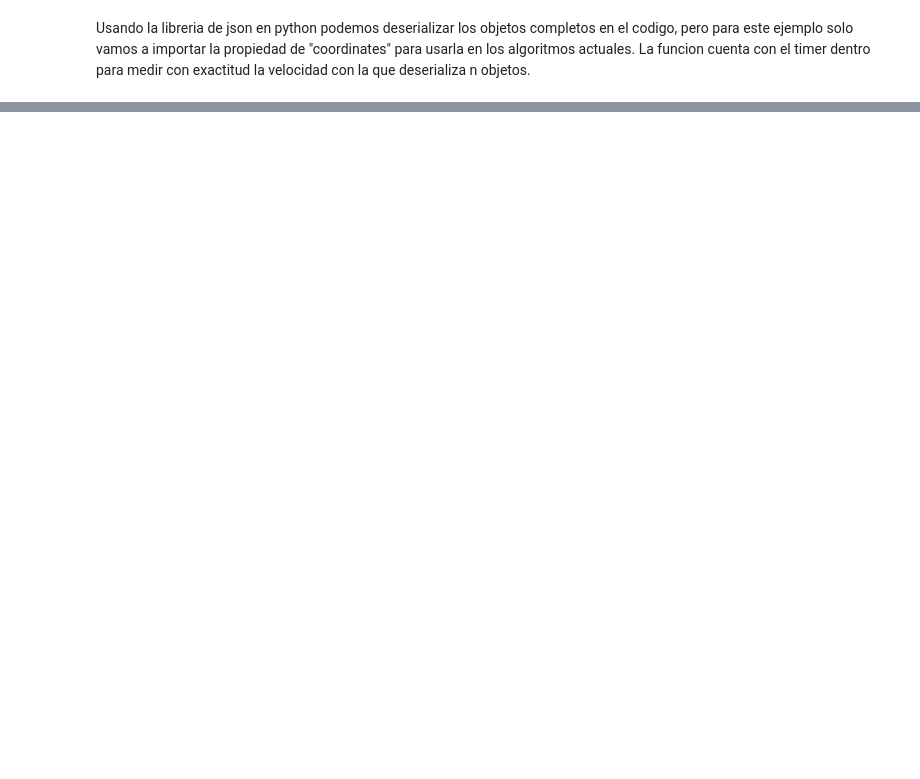
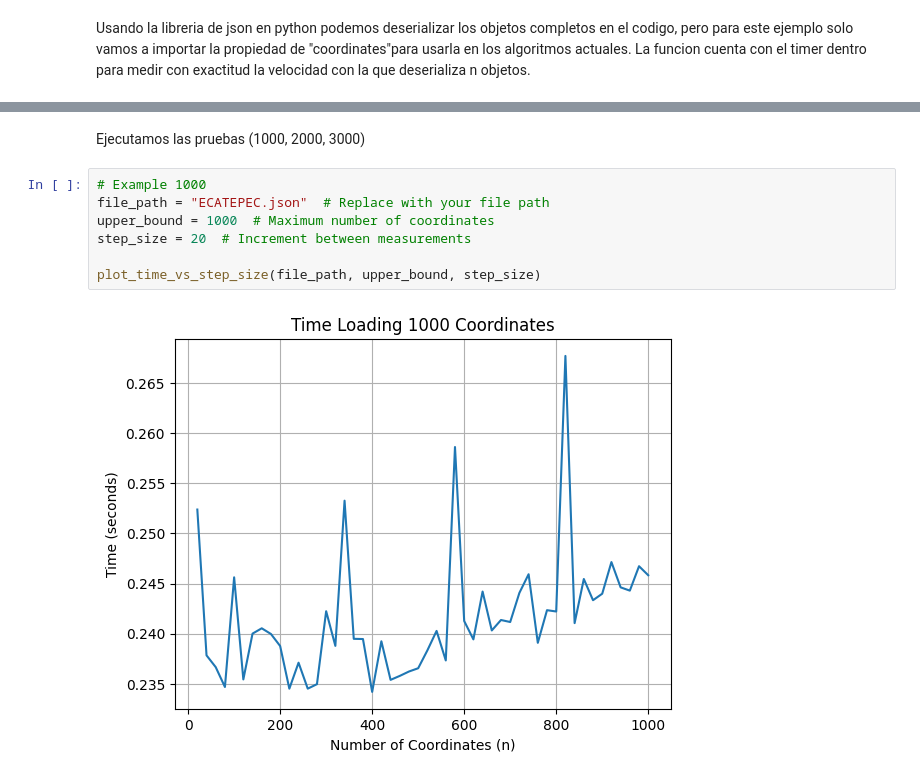
Before and after one commit to TT2024-B106/similarity-measures, a Jupyter notebook: notebooks/TiemposLectura.ipynb, the cells around one changed output, grey strips where cells are left out. Cells and saved outputs as stored; diff of their text form; blank space fills up the shorter version.

```diff
--- a/notebooks/TiemposLectura.ipynb
+++ b/notebooks/TiemposLectura.ipynb
@@ -90,0 +115,11 @@ Time taken to load 6000 coordinates: 7.7959 seconds
+# %% [markdown]
+Ejecutamos las pruebas (1000, 2000, 3000)
+# %%
+# Example 1000
+file_path = "ECATEPEC.json"  # Replace with your file path
+upper_bound = 1000  # Maximum number of coordinates
+step_size = 20  # Increment between measurements
+
+plot_time_vs_step_size(file_path, upper_bound, step_size)
+# %% [output]
+[figure, added]
```
Also changed, not shown: parts of 30 cells of this notebook, 1 other file.
